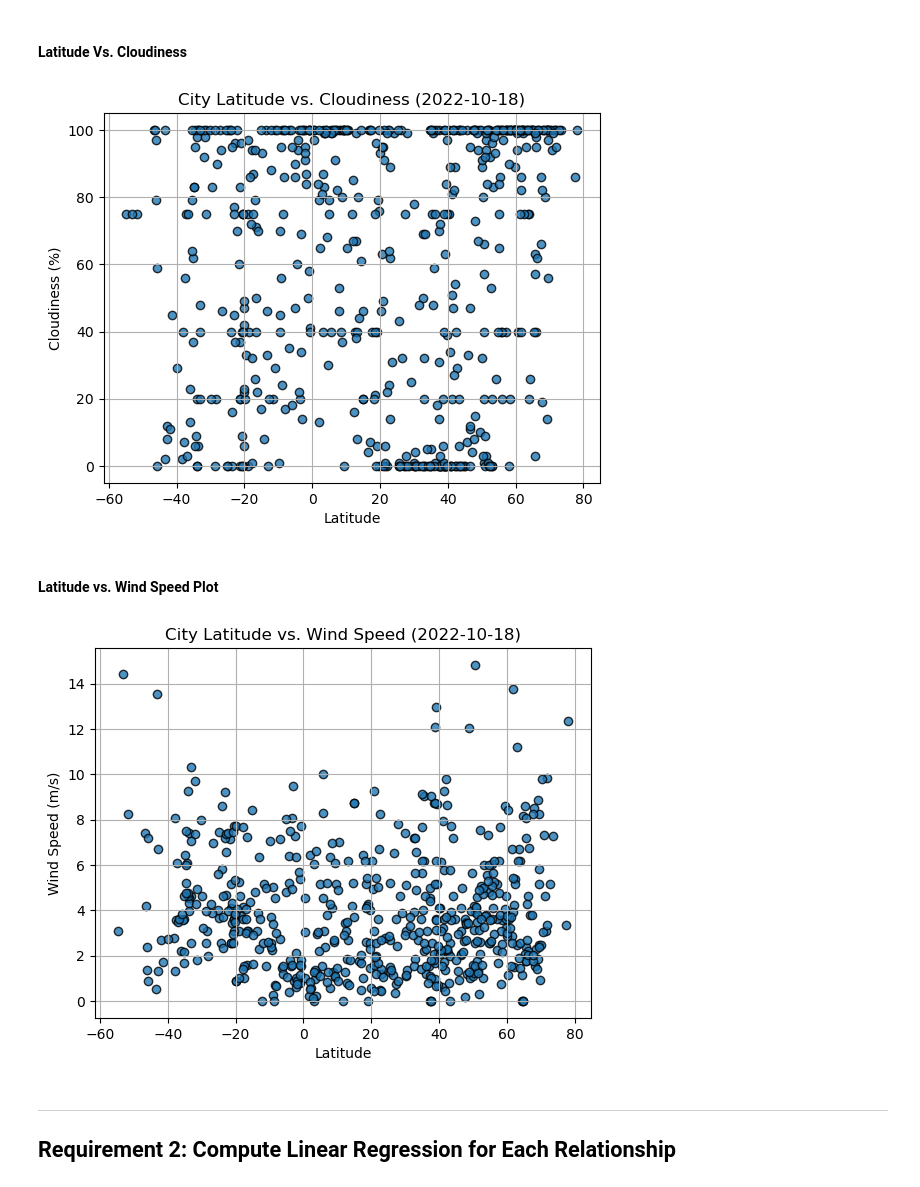
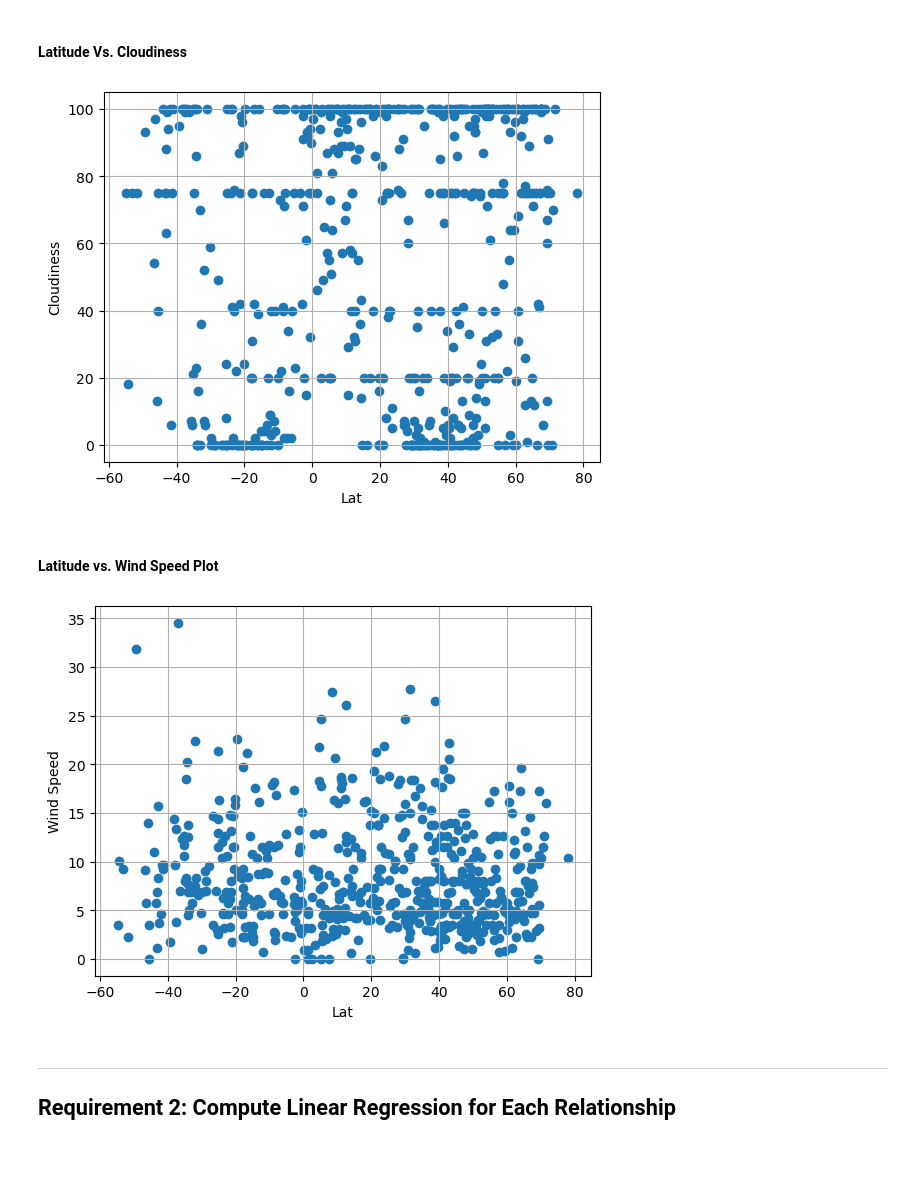
Before and after one commit to Sager9/06-Python-APIs, a Jupyter notebook: starter_code/WeatherPy.ipynb, the cells around one changed output. Drawn from its saved outputs; the diff is of its cells as text; code cells hidden in the pictures; blank space fills up the shorter version.

```diff
--- a/starter_code/WeatherPy.ipynb
+++ b/starter_code/WeatherPy.ipynb
@@ -172,6 +180,6 @@ city_data_df.to_csv("output_data/cities.csv", index_label="City_ID")
 # %%
 # Read saved data
-city_data_df = pd.read_csv("output_data/cities.csv", index_col="City_ID")
+city_data_df = pd.read_csv("../output_data/cities.csv", index_col="City_ID")
 
 # Display sample data
 city_data_df.head()
@@ -220,35 +233,41 @@ plt.show()
 # %% [markdown]
 #### Latitude Vs. Cloudiness
 # %%
-# Build the scatter plots for latitude vs. cloudiness
-# YOUR CODE HERE
+# Build scatter plot for latitude vs. temperature
+plt.scatter(city_data_df['Lat'], city_data_df['Cloudiness'])
 
 # Incorporate the other graph properties
-# YOUR CODE HERE
+plt.xlabel('Lat')
+plt.ylabel('Cloudiness')
+plt.grid()
+
 
 # Save the figure
-plt.savefig("output_data/Fig3.png")
+plt.savefig("../output_data/Fig3.png")
 
 # Show plot
 plt.show()
 # %% [output]
-[figure, old version]
+[figure, new version]
 # %% [markdown]
 #### Latitude vs. Wind Speed Plot
 # %%
-# Build the scatter plots for latitude vs. wind speed
-# YOUR CODE HERE
+# Build scatter plot for latitude vs. temperature
+plt.scatter(city_data_df['Lat'], city_data_df['Wind Speed'])
 
 # Incorporate the other graph properties
-# YOUR CODE HERE
+plt.xlabel('Lat')
+plt.ylabel('Wind Speed')
+plt.grid()
+
 
 # Save the figure
-plt.savefig("output_data/Fig4.png")
+plt.savefig("../output_data/Fig4.png")
 
 # Show plot
 plt.show()
 # %% [output]
-[figure, old version]
+[figure, new version]
 # %% [markdown]
 ---
 
```
Also changed, not shown: parts of 38 cells of this notebook, 5 other files.
